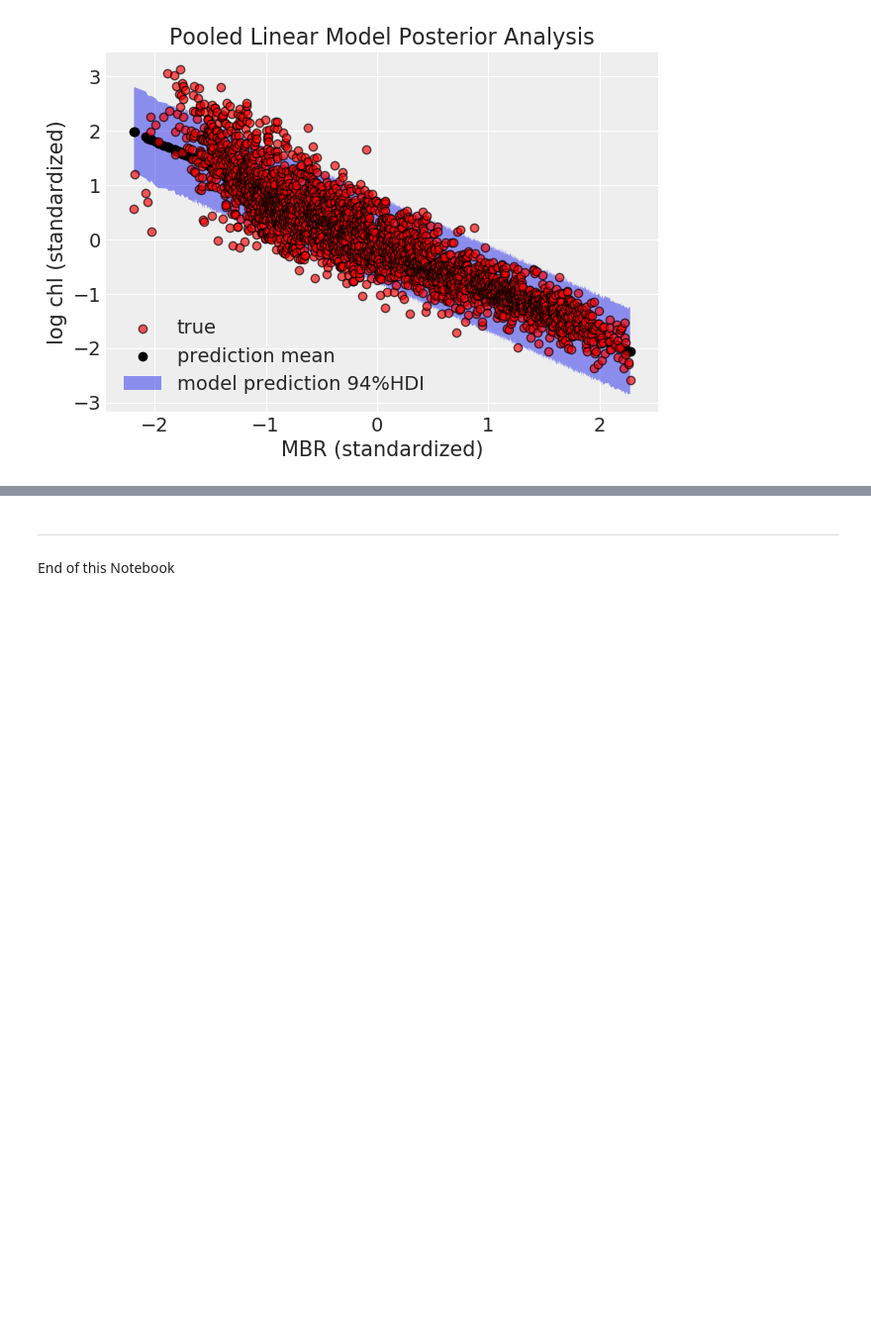
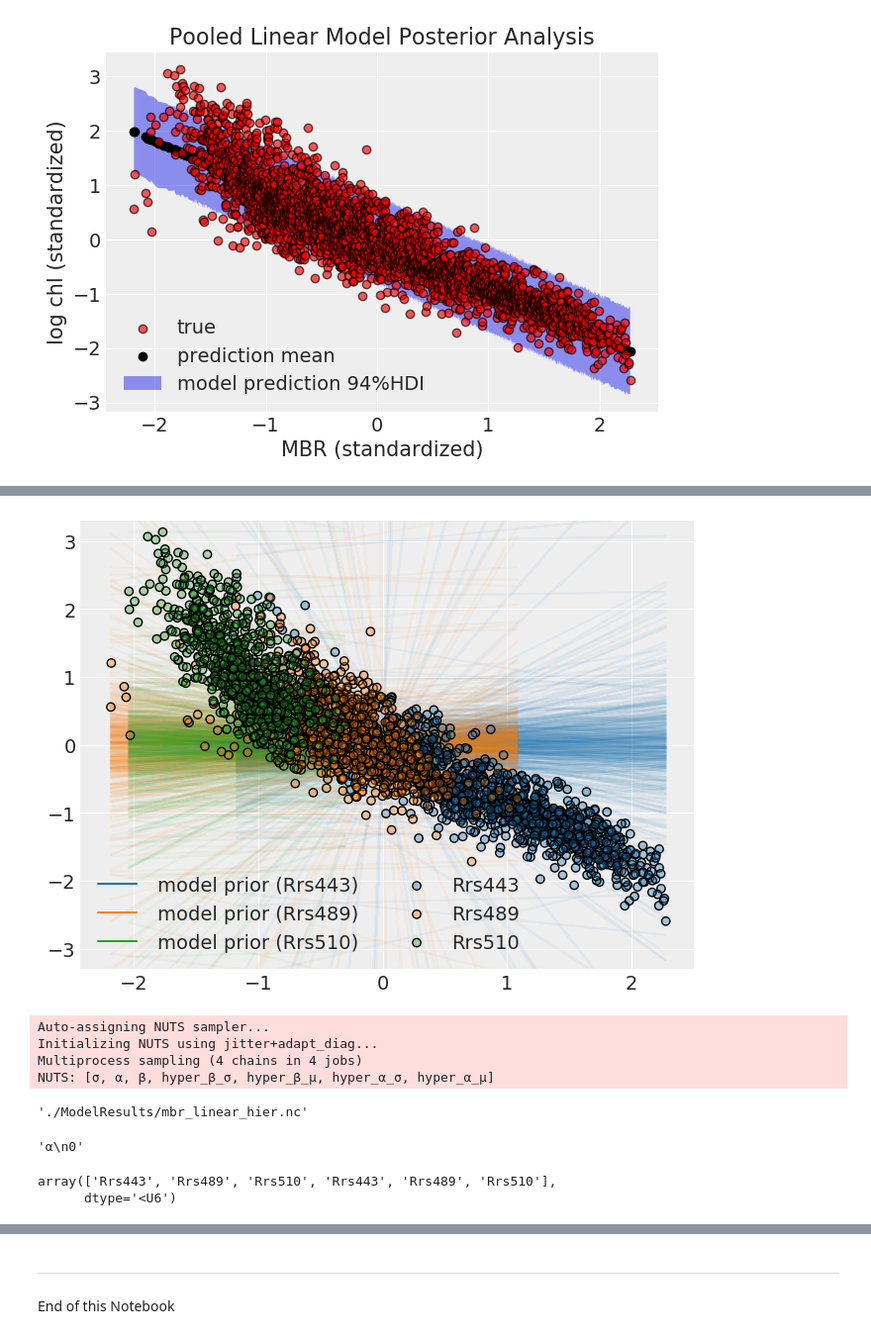
Before and after one commit to madHatter106/BayesChlWriteUp, a Jupyter notebook: Step-3-1-Modeling-1.ipynb, the cells around one changed output, grey strips where cells are left out. Shown at 99% size. Cells and saved outputs as stored; diff of their text form; code cells hidden in the pictures; blank space fills up the shorter version.

```diff
--- a/Step-3-1-Modeling-1.ipynb
+++ b/Step-3-1-Modeling-1.ipynb
@@ -201,0 +232,11 @@ with pm.Model() as mbr_linear
+# %%
+with pm.Model() as mbr_lin_hier:
+    hyper_α_μ = pm.Normal('hyper_α_μ', 0, .1)
+    hyper_α_σ = pm.HalfCauchy('hyper_α_σ', 0.1)
+    hyper_β_μ = pm.Normal('hyper_β_μ', 0, 0.1)
+    hyper_β_σ = pm.HalfCauchy('hyper_β_σ', 0.1)
+    β = pm.Normal('β', mu=hyper_β_μ, sd=hyper_β_σ, shape=3)
+    α = pm.Normal('α', mu=hyper_α_μ, sd=hyper_α_σ, shape=3)
+    μ = α[(mbr_idx,)] + β[(mbr_idx,)] * X_s
+    σ = pm.Exponential('σ', 1)
+    likelihood = pm.Normal('likelihood', mu=μ, sd=σ, observed=y_s)
@@ -201,0 +248,3 @@ with pm.Model() as mbr_linear
+# %%
+with mbr_lin_hier:
+    prior_mlh = pm.sample_prior_predictive()
@@ -201,0 +260,58 @@ with pm.Model() as mbr_linear
+# %%
+tab10 = cm.get_cmap('tab10')(np.linspace(0, 1, 10))
+tab10[:,-1] = 0.35
+
+c = tab10[mbr_idx]
+l = tab10[:3]
+c[:, -1] = 0.35
+l[:, -1] = 0.05
+labels = ['Rrs443', 'Rrs489', 'Rrs510']
+# %%
+pl.figure(figsize=(8,6))
+for i in range(3):
+    xi = X_s[mbr_idx==i][None, :]
+    yi = y_s[mbr_idx==i]
+    ci = c[mbr_idx==i]
+    li = l[i]
+    ai = prior_mlh['α'][:, i][:, None]
+    bi = prior_mlh['β'][:, i][:, None]
+    prior_realizations = ai + bi * xi
+    pl.scatter(xi, yi, c=ci, edgecolor='k',
+               label=labels[i], zorder=3)
+    pl.plot(xi.T, prior_realizations[0], c=l[i],
+            label=f' model prior ({labels[i]})', alpha=0.1)
+    pl.plot(xi.T, prior_realizations[10:].T, c=l[i],)
+pl.ylim(-3.3, 3.3)
+leg = pl.legend(ncol=2, facecolor='white', framealpha=1,
+               loc='lower left')
+#leg.get_frame().set_facecolor='white'
+for l_ in leg.get_lines():
+    l_.set_alpha(1)
+# %% [output]
+[figure, added]
+# %%
+with mbr_lin_hier:
+    trace_mlh = pm.sample(2000, tune=1000)
+    post_mlh = pm.sample_posterior_predictive(trace_mlh)
+# %% [output]
+Auto-assigning NUTS sampler...
+Initializing NUTS using jitter+adapt_diag...
+Multiprocess sampling (4 chains in 4 jobs)
+NUTS: [σ, α, β, hyper_β_σ, hyper_β_μ, hyper_α_σ, hyper_α_μ]
+# %%
+mlh_struct = ar.from_pymc3(trace=trace_mlh,
+                           prior=prior_mlh,
+                           posterior_predictive=post_mlh)
+
+mlh_struct.to_netcdf('./ModelResults/mbr_linear_hier.nc')
+# %% [output]
+'./ModelResults/mbr_linear_hier.nc'
+# %%
+axs.ravel()[0].get_title()
+# %% [output]
+'α\n0'
+# %%
+np.tile(labels,2)
+# %% [output]
+array(['Rrs443', 'Rrs489', 'Rrs510', 'Rrs443', 'Rrs489', 'Rrs510'],
+      dtype='<U6')
```
Also changed, not shown: parts of 26 cells of this notebook.
